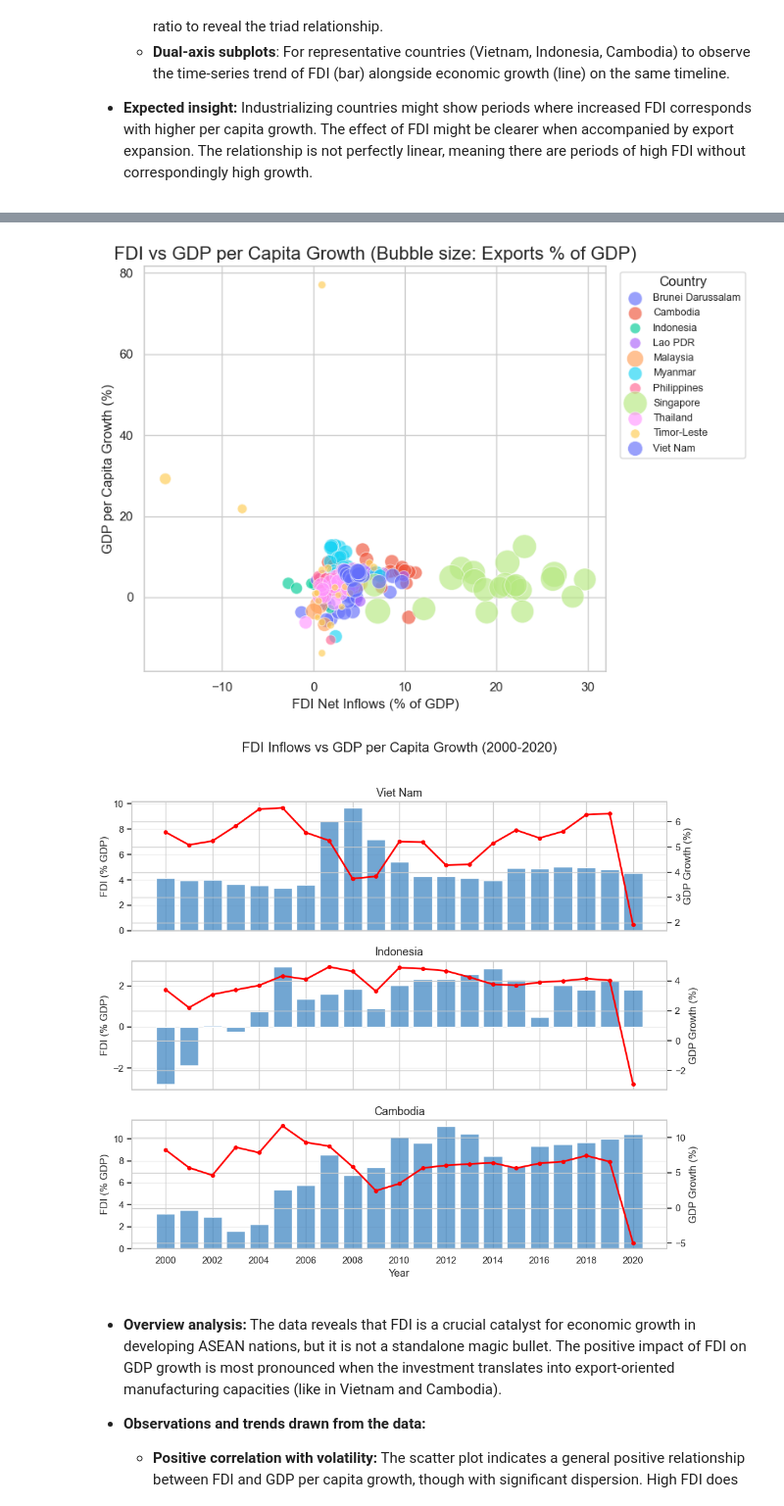
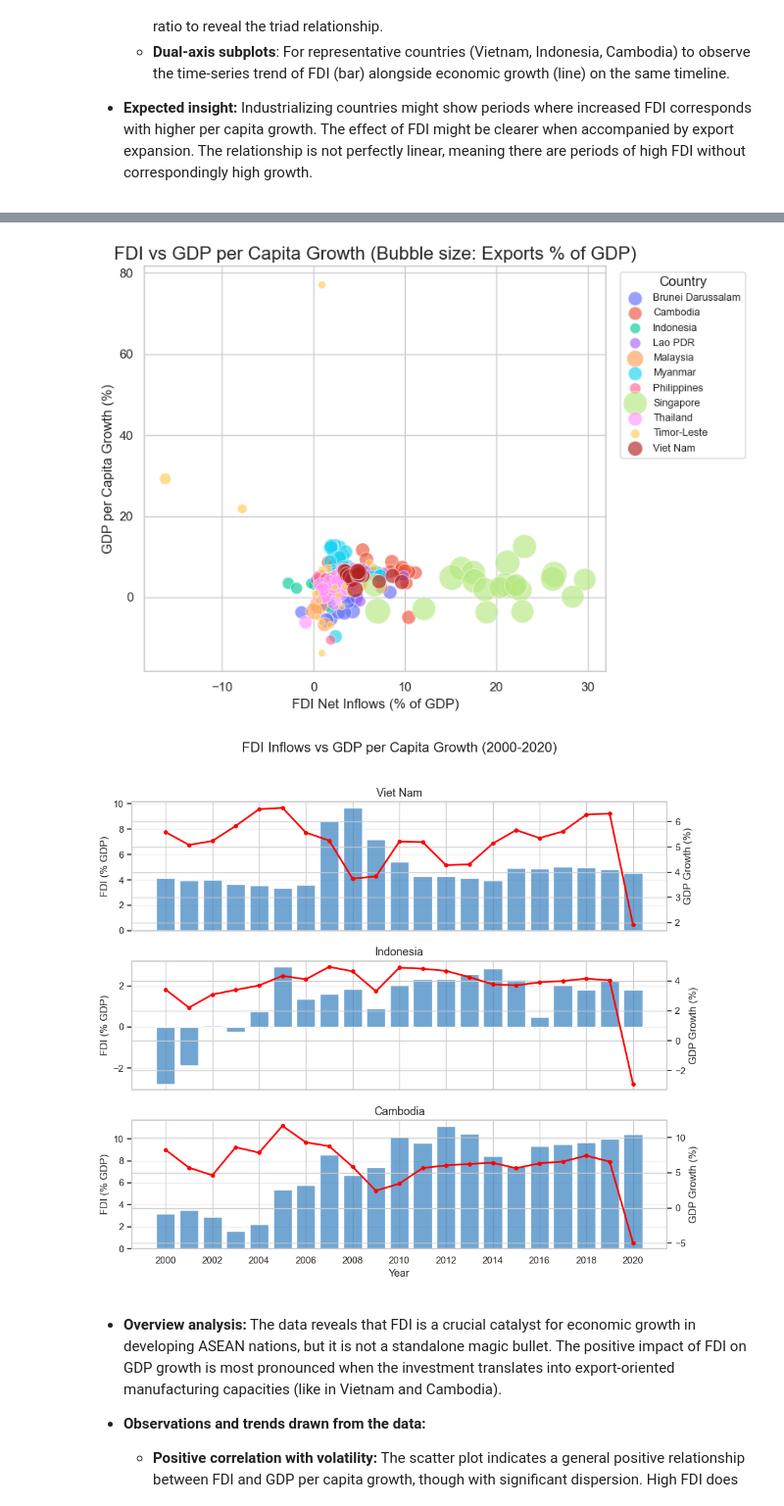
Before and after one commit to AnhTtis/SoutheastAsianAnalysis, a Jupyter notebook: notebooks/23127231_23127269.ipynb, the cells around one changed output, grey strips where cells are left out. Shown at 98% size. Saved outputs shown, nothing was run; the diff lists cells and outputs as text; code cells hidden in the pictures.

```diff
--- a/notebooks/23127231_23127269.ipynb
+++ b/notebooks/23127231_23127269.ipynb
@@ -82,7 +82,7 @@ plotly_colors = [
     '#B6E880',  # Singapore
     '#FF97FF',  # Thailand
     '#FECB52',  # Timor-Leste
-    '#FFCD00'   # Viet Nam
+    '#B22222'   # Viet Nam
 ]
 
 color_map = dict(zip(country_order, plotly_colors))
@@ -377,7 +366,7 @@ plotly_country_colors = {
     'Singapore': '#B6E880',
     'Thailand': '#FF97FF',
     'Timor-Leste': '#FECB52',
-    'Viet Nam': '#FFCD00'
+    'Viet Nam': '#B22222'
 }
 
 preferred_country_order = [
@@ -448,34 +437,34 @@ for ax, country in zip(axes, countries_to_plot):
 
     ax_right = ax.twinx()
 
     ax.bar(
         df_country["Year"],
         df_country["Foreign direct investment, net inflows (% of GDP)"],
         color=(55/255, 128/255, 191/255, 0.7),
         width=0.8
     )
 
     ax_right.plot(
         df_country["Year"],
         df_country["GDP per capita growth (annual %)"],
         color='red',
         marker='o',
         linewidth=2,
         markersize=4
     )
 
     ax.set_title(country, fontsize=13)
     ax.set_ylabel("FDI (% GDP)")
     ax_right.set_ylabel("GDP Growth (%)")
     ax.set_xticks(np.arange(2000, 2021, 2))
     ax.grid(axis='y', alpha=0.3)
 
 axes[-1].set_xlabel("Year")
 fig_dual.suptitle("FDI Inflows vs GDP per Capita Growth (2000-2020)", fontsize=16, y=0.98)
 fig_dual.tight_layout(rect=(0, 0, 1, 0.96))
 plt.show()
 # %% [output]
-[figure, old version]
+[figure, new version]
 [figure]
 # %% [markdown]
 - **Overview analysis:** The data reveals that FDI is a crucial catalyst for economic growth in developing ASEAN nations, but it is not a standalone magic bullet. The positive impact of FDI on GDP growth is most pronounced when the investment translates into export-oriented manufacturing capacities (like in Vietnam and Cambodia).
```
Also changed, not shown: parts of 3 cells of this notebook, 7 other files.
